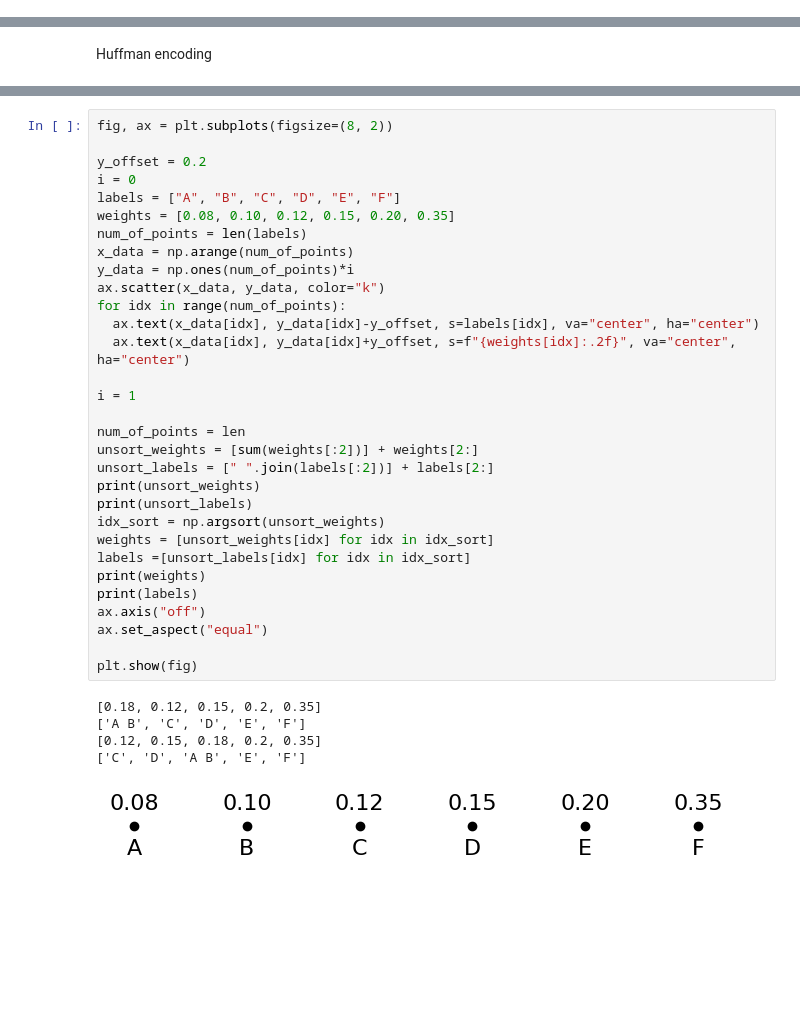
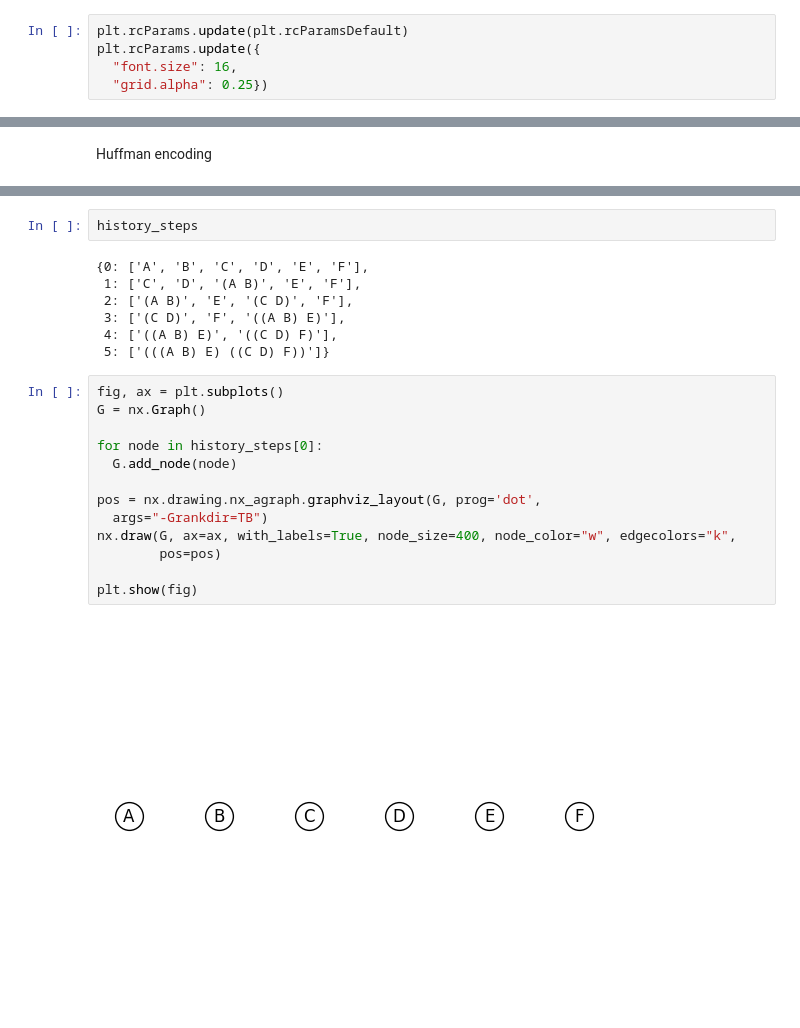
Before and after one commit to LugoBlogger/SI-251-4009-discrete-mathematics-2, a Jupyter notebook: programs/trees.ipynb, the cells around one changed output, grey strips where cells are left out. Cells and saved outputs as stored; diff of their text form; blank space fills up the shorter version.

```diff
--- a/programs/trees.ipynb
+++ b/programs/trees.ipynb
@@ -3,6 +3,11 @@ import networkx as nx
 import numpy as np
 
 import matplotlib.pyplot as plt
+# %%
+plt.rcParams.update(plt.rcParamsDefault)
+plt.rcParams.update({
+  "font.size": 16,
+  "grid.alpha": 0.25})
 # %%
 G = nx.DiGraph()
 
@@ -63,39 +89,26 @@ step = 5
 [1.0]
 ['(((A B) E) ((C D) F))']
 # %%
-fig, ax = plt.subplots(figsize=(8, 2))
-
-y_offset = 0.2
-i = 0
-labels = ["A", "B", "C", "D", "E", "F"]
-weights = [0.08, 0.10, 0.12, 0.15, 0.20, 0.35]
-num_of_points = len(labels)
-x_data = np.arange(num_of_points)
-y_data = np.ones(num_of_points)*i
-ax.scatter(x_data, y_data, color="k")
-for idx in range(num_of_points):
-  ax.text(x_data[idx], y_data[idx]-y_offset, s=labels[idx], va="center", ha="center")
-  ax.text(x_data[idx], y_data[idx]+y_offset, s=f"{weights[idx]:.2f}", va="center", ha="center")
-
-i = 1
-
-num_of_points = len
-unsort_weights = [sum(weights[:2])] + weights[2:]
-unsort_labels = [" ".join(labels[:2])] + labels[2:]
-print(unsort_weights)
-print(unsort_labels)
-idx_sort = np.argsort(unsort_weights)
-weights = [unsort_weights[idx] for idx in idx_sort]
-labels =[unsort_labels[idx] for idx in idx_sort]
-print(weights)
-print(labels)
-ax.axis("off")
-ax.set_aspect("equal")
-
-plt.show(fig)
+history_steps
 # %% [output]
-[0.18, 0.12, 0.15, 0.2, 0.35]
-['A B', 'C', 'D', 'E', 'F']
-[0.12, 0.15, 0.18, 0.2, 0.35]
-['C', 'D', 'A B', 'E', 'F']
+{0: ['A', 'B', 'C', 'D', 'E', 'F'],
+ 1: ['C', 'D', '(A B)', 'E', 'F'],
+ 2: ['(A B)', 'E', '(C D)', 'F'],
+ 3: ['(C D)', 'F', '((A B) E)'],
+ 4: ['((A B) E)', '((C D) F)'],
+ 5: ['(((A B) E) ((C D) F))']}
-[figure, removed]
+# %%
+fig, ax = plt.subplots()
+G = nx.Graph()
+
+for node in history_steps[0]:
+  G.add_node(node)
+
+pos = nx.drawing.nx_agraph.graphviz_layout(G, prog='dot',
+  args="-Grankdir=TB")
+nx.draw(G, ax=ax, with_labels=True, node_size=400, node_color="w", edgecolors="k",
+        pos=pos)
+
+plt.show(fig)
+# %% [output]
+[figure, added]
```
Also changed, not shown: parts of 2 cells of this notebook, 1 other file.
